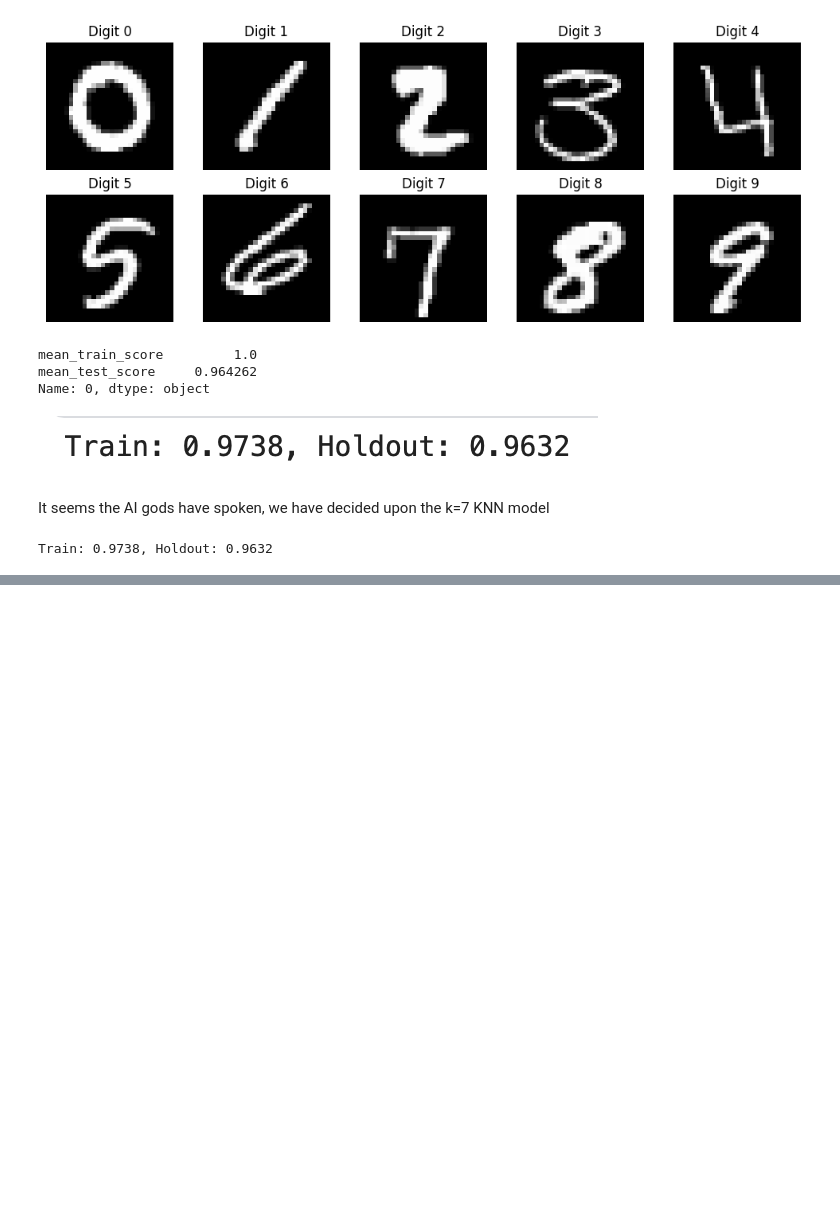
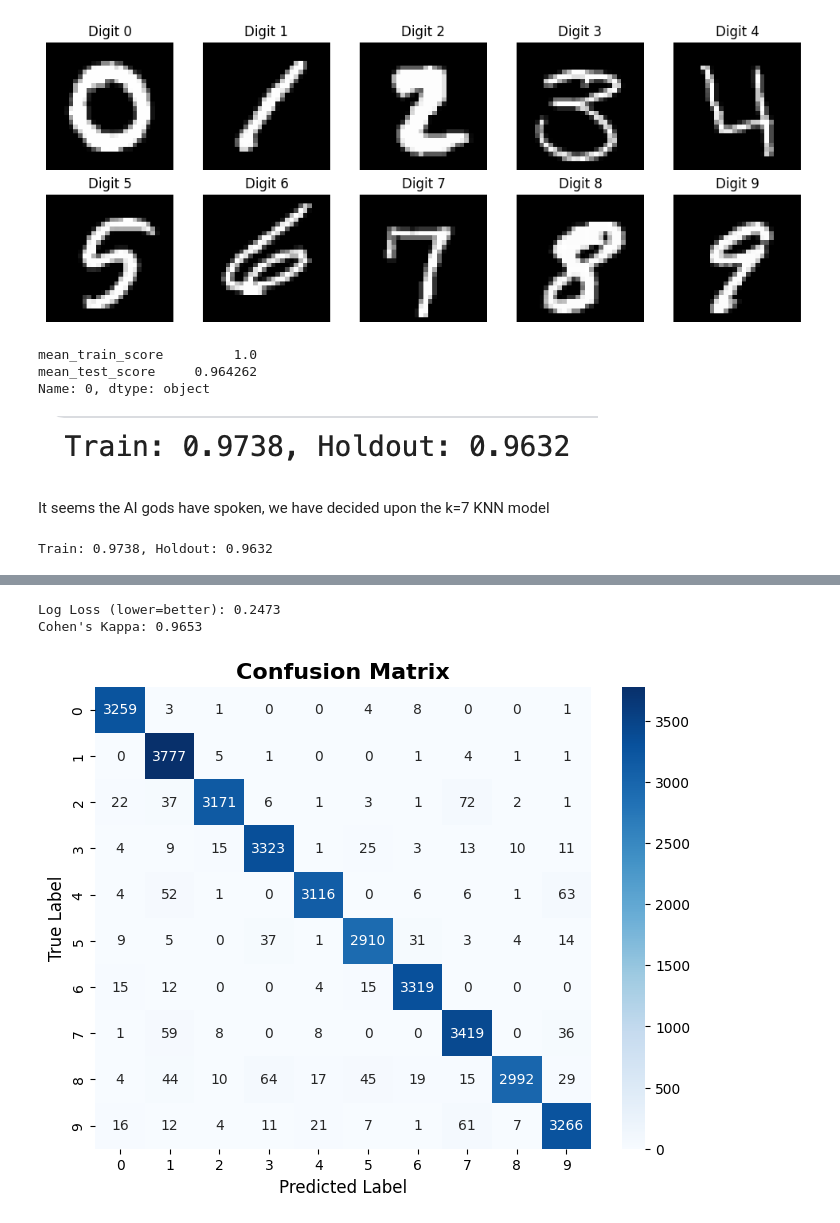
Before and after one commit to Azazel5/ML-Education-Summer2025, a Jupyter notebook: hands-on-ML/chap-3-exercises/mnist-97.ipynb, the cells around one changed output, grey strips where cells are left out. Drawn from its saved outputs; the diff is of its cells as text; code cells hidden in the pictures; blank space fills up the shorter version.

```diff
--- a/hands-on-ML/chap-3-exercises/mnist-97.ipynb
+++ b/hands-on-ML/chap-3-exercises/mnist-97.ipynb
@@ -164,0 +360,27 @@ Train: 0.9738, Holdout: 0.9632
+# %%
+print(f"y_pred shape: {y_pred.shape}")
+print(f"y_pred first row: {y_pred[0]}")
+print(f"y_pred sum per row (should be ~1.0): {y_pred[0].sum()}")
+print(f"y_holdout shape: {y_holdout.shape}", end='\n\n')
+
+# See how many unique probability patterns you have
+unique_rows = len(np.unique(y_pred.round(4), axis=0))
+print(f"Unique prediction patterns: {unique_rows} out of {len(y_pred)}")
+
+# Check if most predictions are 100% confident
+max_probs = np.max(y_pred, axis=1)
+confident_predictions = (max_probs > 0.99).sum()
+print(f"Predictions with >99% confidence: {confident_predictions}/{len(y_pred)}", end='\n\n')
+
+y_pred_from_proba = np.argmax(y_pred, axis=1)
+accuracy = np.mean(y_pred_from_proba == y_holdout)
+macro_f1 = f1_score(y_holdout, y_pred_from_proba, average='macro')
+weighted_f1 = f1_score(y_holdout, y_pred_from_proba, average='weighted')
+macro_precision = precision_score(y_holdout, y_pred_from_proba, average='macro')
+macro_recall = recall_score(y_holdout, y_pred_from_proba, average='macro')
+
+print(f"Overall Accuracy: {accuracy:.4f}")
+print(f"Macro F1-Score: {macro_f1:.4f}")
+print(f"Weighted F1-Score: {weighted_f1:.4f}")
+print(f"Macro Precision: {macro_precision:.4f}")
+print(f"Macro Recall: {macro_recall:.4f}")
@@ -164,0 +401,18 @@ Train: 0.9738, Holdout: 0.9632
+# %%
+log_loss_score = log_loss(y_holdout, y_pred)
+print(f"Log Loss (lower=better): {log_loss_score:.4f}")
+kappa = cohen_kappa_score(y_holdout, y_pred_from_proba)
+print(f"Cohen's Kappa: {kappa:.4f}", end='\n\n')
+
+cm = confusion_matrix(y_holdout, y_pred_from_proba)
+plt.figure(figsize=(8, 6))
+sns.heatmap(cm, annot=True, fmt='d', cmap='Blues',
+            xticklabels=n_classes, yticklabels=n_classes)
+plt.title('Confusion Matrix', fontsize=16, fontweight='bold')
+plt.xlabel('Predicted Label', fontsize=12)
+plt.ylabel('True Label', fontsize=12)
+plt.show()
+# %% [output]
+Log Loss (lower=better): 0.2473
+Cohen's Kappa: 0.9653
+[figure, added]
```
Also changed, not shown: parts of 33 cells of this notebook.
